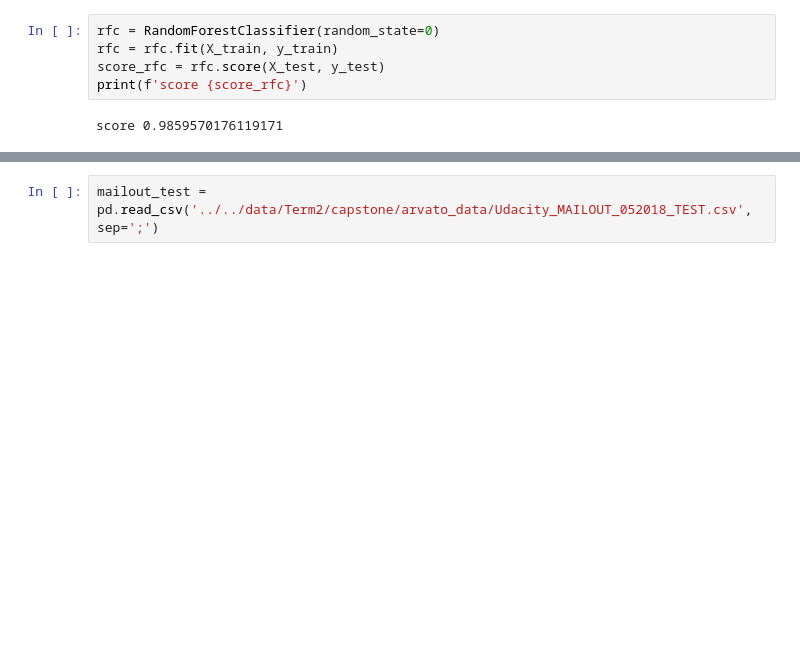
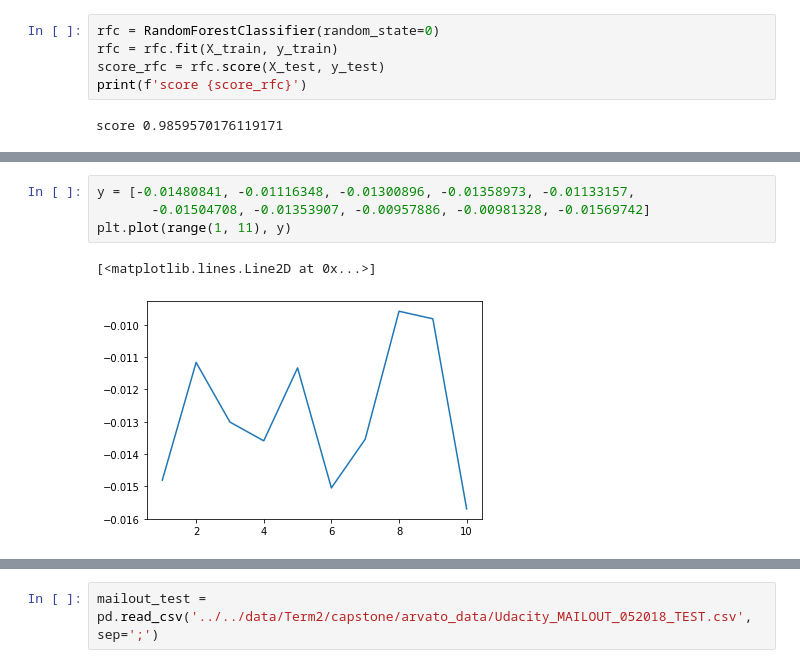
Before and after one commit to lqiang79/udacity_DSND_arvato, a Jupyter notebook: Arvato_Project_Workbook_zh.ipynb, the cells around one changed output, grey strips where cells are left out. Saved outputs shown, nothing was run; the diff lists cells and outputs as text; blank space fills up the shorter version.

```diff
--- a/Arvato_Project_Workbook_zh.ipynb
+++ b/Arvato_Project_Workbook_zh.ipynb
@@ -1592,0 +1606,7 @@ plt.show()
+# %%
+y = [-0.01480841, -0.01116348, -0.01300896, -0.01358973, -0.01133157,
+       -0.01504708, -0.01353907, -0.00957886, -0.00981328, -0.01569742]
+plt.plot(range(1, 11), y)
+# %% [output]
+[<matplotlib.lines.Line2D at 0x...>]
+[figure, added]
```
Also changed, not shown: parts of 11 cells of this notebook, 1 other file.
